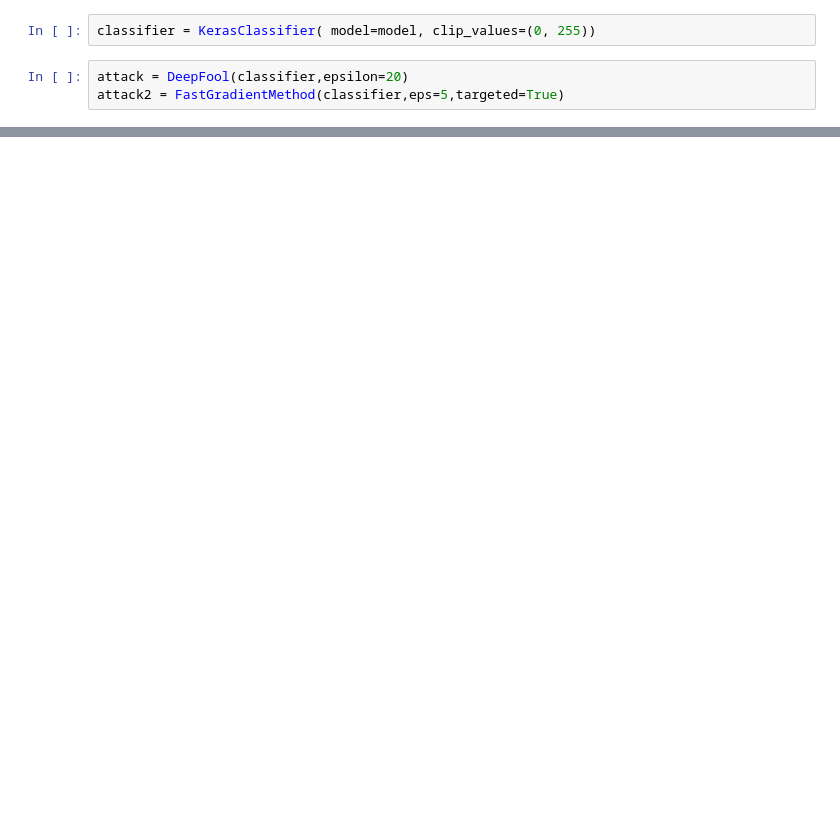
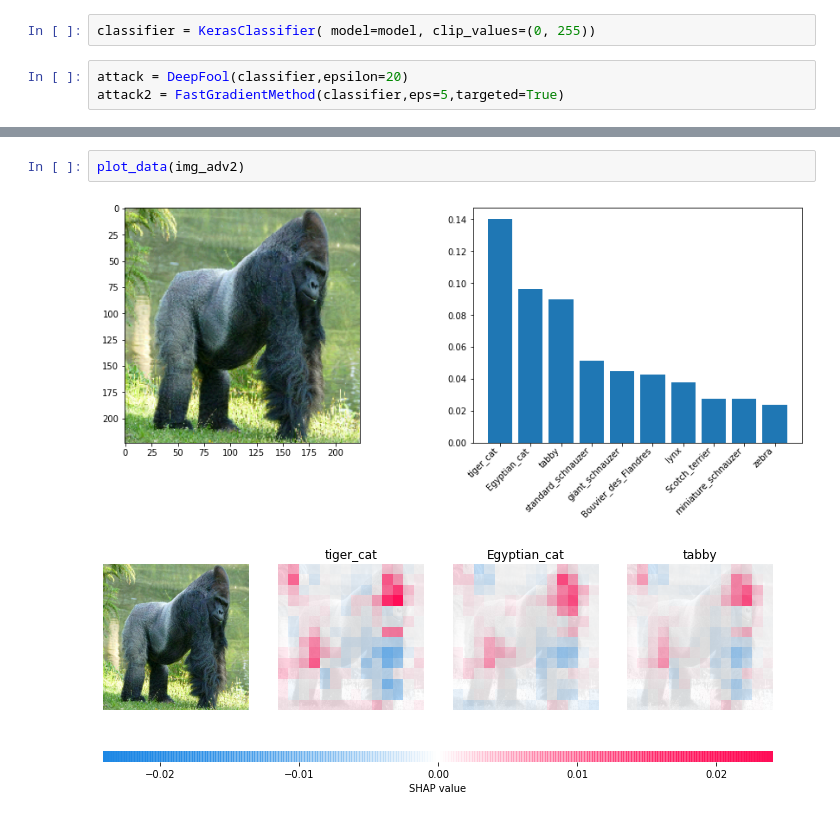
Before and after one commit to SAAF-16/Explainable_AI-Bachelor_Thesis, a Jupyter notebook: Adversarial_Attacks/attacks.ipynb, the cells around one changed output, grey strips where cells are left out. Cells and saved outputs as stored; diff of their text form; blank space fills up the shorter version.

```diff
--- a/Adversarial_Attacks/attacks.ipynb
+++ b/Adversarial_Attacks/attacks.ipynb
@@ -120,0 +120,5 @@ shap.image_plot(value,img_adv2,np.vectorize(lambda x: class_names[str(x)])(index
+# %%
+plot_data(img_adv2)
+# %% [output]
+[figure, added]
+[figure, added]
```
Also changed, not shown: parts of 13 cells of this notebook.
